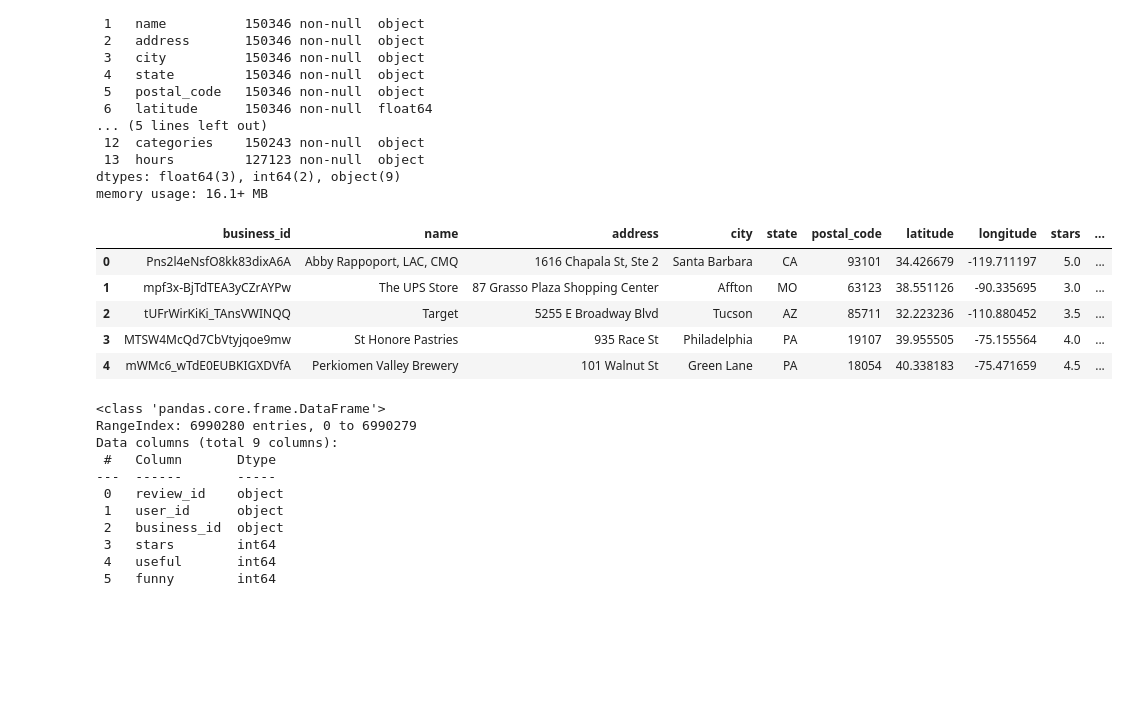
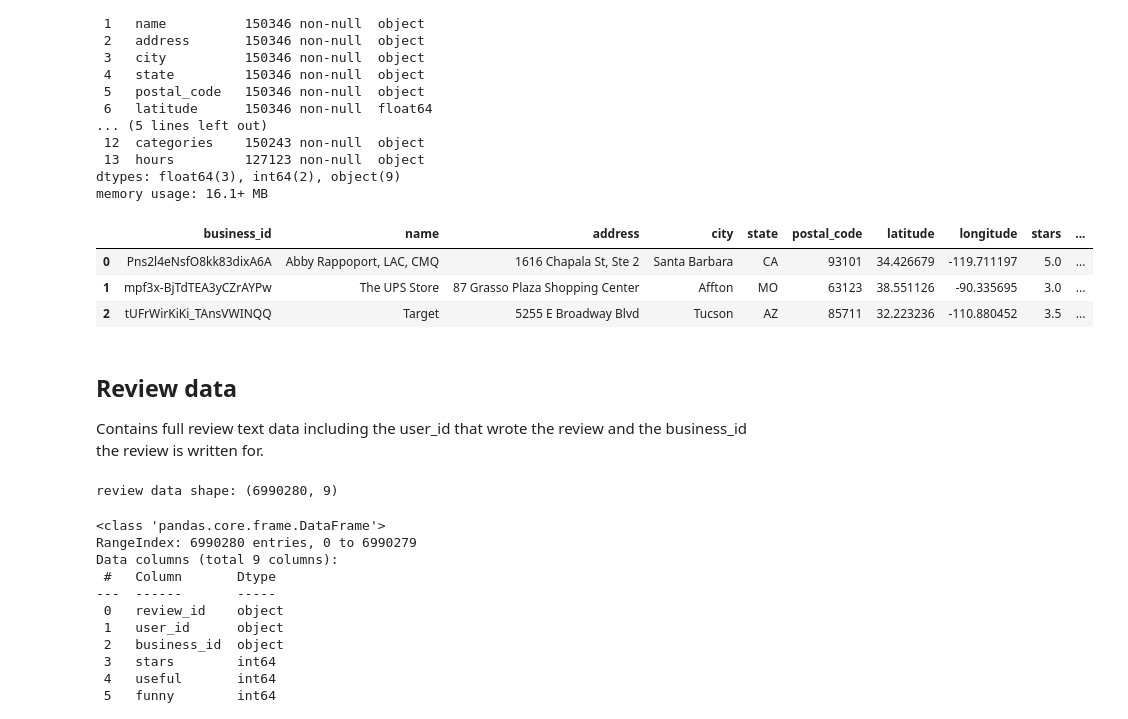
Before and after one commit to 98mina2/FP209b, a Jupyter notebook: data_inspect.ipynb, the cells around one changed output. Saved outputs shown, nothing was run; the diff lists cells and outputs as text; code cells hidden in the pictures; blank space fills up the shorter version.

```diff
--- a/m2.ipynb
+++ b/data_inspect.ipynb
@@ -24,2 +29,4 @@ import tensorflow as tf
 # %%
-df = pd.read_json('yelp_dataset/yelp_academic_dataset_business.json', lines = True)
+busi_df = pd.read_json('data/yelp_academic_dataset_business.json',
+                       orient = "records", lines = True)
+print(f"business data shape: {busi_df.shape}")
@@ -44,14 +53,19 @@ Data columns (total 14 columns):
 dtypes: float64(3), int64(2), object(9)
 memory usage: 16.1+ MB
 # %%
-df.head()
+busi_df.head(3)
 # %% [output]
 |  | business_id | name | address | city | state | postal_code | latitude | longitude | stars | ... |
 | 0 | Pns2l4eNsfO8kk83dixA6A | Abby Rappoport, LAC, CMQ | 1616 Chapala St, Ste 2 | Santa Barbara | CA | 93101 | 34.426679 | -119.711197 | 5.0 | ... |
 | 1 | mpf3x-BjTdTEA3yCZrAYPw | The UPS Store | 87 Grasso Plaza Shopping Center | Affton | MO | 63123 | 38.551126 | -90.335695 | 3.0 | ... |
 | 2 | tUFrWirKiKi_TAnsVWINQQ | Target | 5255 E Broadway Blvd | Tucson | AZ | 85711 | 32.223236 | -110.880452 | 3.5 | ... |
-| 3 | MTSW4McQd7CbVtyjqoe9mw | St Honore Pastries | 935 Race St | Philadelphia | PA | 19107 | 39.955505 | -75.155564 | 4.0 | ... |
-| 4 | mWMc6_wTdE0EUBKIGXDVfA | Perkiomen Valley Brewery | 101 Walnut St | Green Lane | PA | 18054 | 40.338183 | -75.471659 | 4.5 | ... |
+# %% [markdown]
+## Review data
+
+Contains full review text data including the user_id that wrote the review and the business_id the review is written for.
 # %%
-review = pd.read_feather('yelp_dataset/yelp_review.feather')
+review_df = pd.read_feather('data/yelp_review.feather')
+print(f"review data shape: {review_df.shape}")
+# %% [output]
+review data shape: (6990280, 9)
 # %%
```
Also changed, not shown: parts of 18 cells of this notebook.
